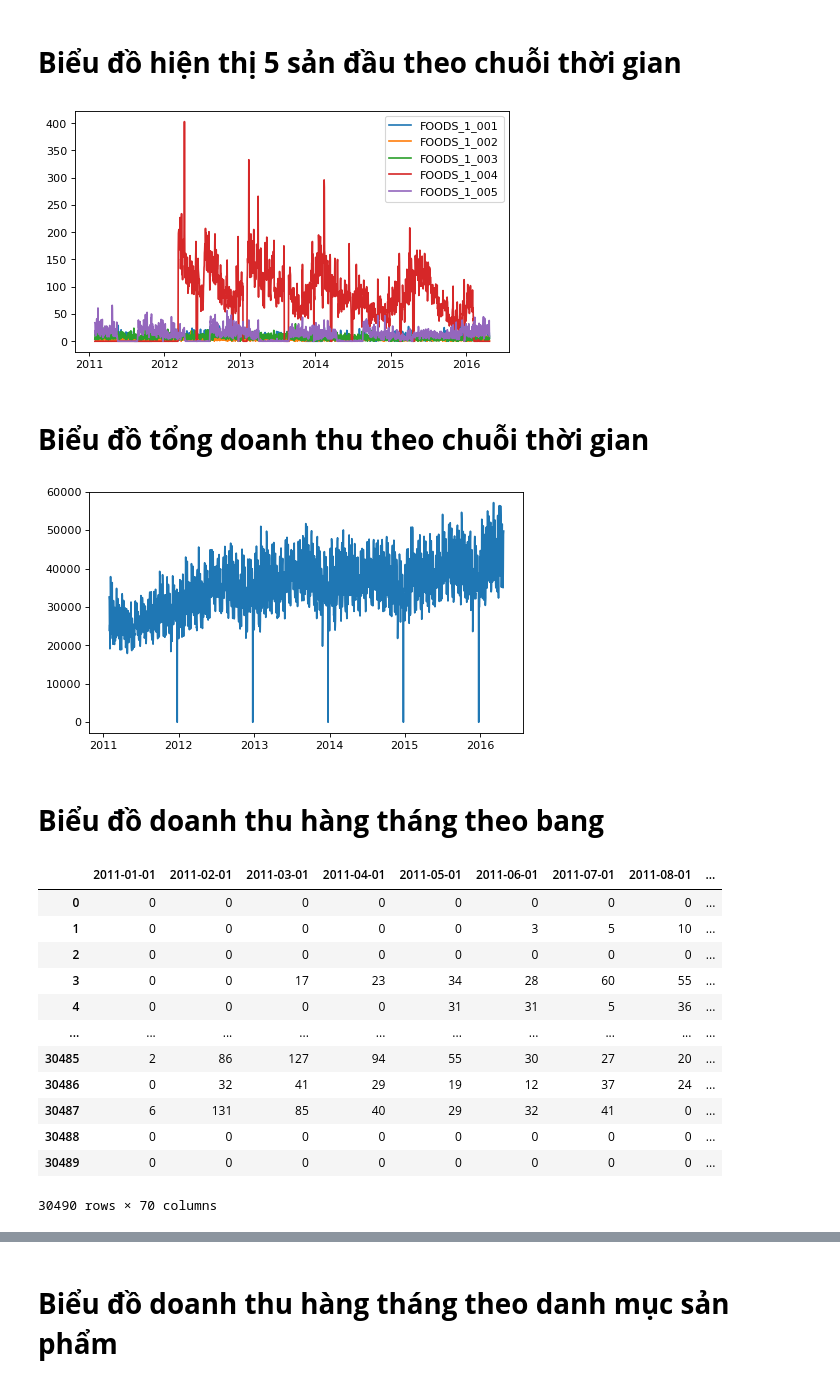
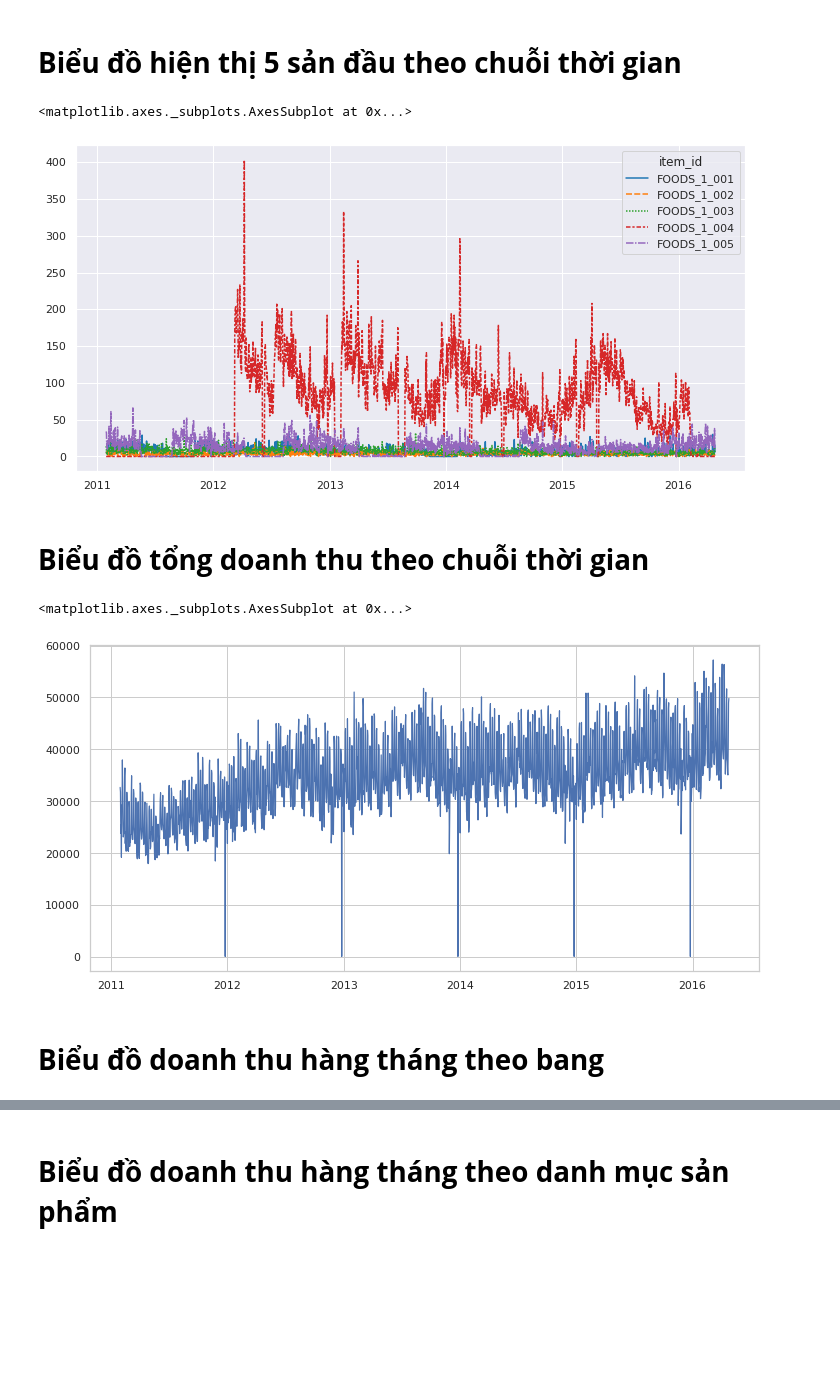
Before and after one commit to khanh22mse23057/python4engineer-assignments, a Jupyter notebook: Assignments2_Overview_M5_EDA.ipynb, the cells around one changed output, grey strips where cells are left out. Drawn from its saved outputs; the diff is of its cells as text; code cells hidden in the pictures; blank space fills up the shorter version.

```diff
--- a/Assignments2_Overview_M5_EDA.ipynb
+++ b/Assignments2_Overview_M5_EDA.ipynb
@@ -67,6 +67,12 @@ Data columns (total 14 columns):
  3   sell_price  float64
 dtypes: float64(1), int64(1), object(2)
 memory usage: 208.8+ MB
+# %%
+import numpy as np
+import seaborn as sns
+
+sns.set_theme(style="whitegrid")
+sns.set(rc={'figure.figsize':(12,6)}) # Đặt kích thước của W x H của biểu đồ
 # %% [markdown]
 # **Sửa đổi tên các cột có tên dạng ngày tháng**
 from d_* to corresponding Dates
@@ -88,23 +94,31 @@ for c in ((sale2.columns)[6:]):
 # %% [markdown]
 # **Biểu đồ hiện thị 5 sản đầu theo chuỗi thời gian**
 # %%
-X = sale2.groupby('item_id')[(sale2.columns)[6:]].sum()
-
-plt.figure(num=None, figsize=(7, 4), dpi=80, facecolor='w', edgecolor='k')
-for i in range(5):
-    plt.plot(X.iloc[i,:],label=X.index[i])
-    plt.legend(loc='best')
-plt.show()
+# X = sale2.groupby('item_id')[(sale2.columns)[6:]].sum()
+# plt.figure(num=None, figsize=(7, 4), dpi=80, facecolor='w', edgecolor='k')
+# for i in range(5):
+#     plt.plot(X.iloc[i,:],label=X.index[i])
+#     plt.legend(loc='best')
+# plt.show()
-# %% [output]
-[figure, removed]
+# %%
+sns.set(rc={'figure.figsize':(12,6)})
+
+X = sale2.groupby('item_id')[(sale2.columns)[6:]].sum()
+sns.lineplot(data=X[:5].T, palette="tab10", linewidth=1.5)
+# %% [output]
+<matplotlib.axes._subplots.AxesSubplot at 0x...>
+[figure, added]
 # %% [markdown]
 # **Biểu đồ tổng doanh thu theo chuỗi thời gian**
 # %%
-plt.figure(num=None, figsize=(7, 4), dpi=80, facecolor='w', edgecolor='k')
-(X.sum()).plot()
-plt.show()
+# plt.figure(num=None, figsize=(7, 4), dpi=80, facecolor='w', edgecolor='k')
+# (X.sum()).plot()
+# plt.show()
-# %% [output]
-[figure, removed]
+# %%
+sns.lineplot(data=X.sum(), palette="tab10", linewidth=1.2)
+# %% [output]
+<matplotlib.axes._subplots.AxesSubplot at 0x...>
+[figure, added]
 # %% [markdown]
 # **Biểu đồ doanh thu hàng tháng theo bang**
 # %%
@@ -114,21 +127,5 @@ X = X.groupby(X.columns.map(lambda x : x if type(x) == str else x.strftime('%Y-%
 for c in ((X.columns)[:-6]):
     x= datetime.datetime.strptime(c, '%Y-%m').date()
     X.rename(columns={c:x},inplace=True)
-# %%
-X
-# %% [output]
-|  | 2011-01-01 | 2011-02-01 | 2011-03-01 | 2011-04-01 | 2011-05-01 | 2011-06-01 | 2011-07-01 | 2011-08-01 | ... |
-| 0 | 0 | 0 | 0 | 0 | 0 | 0 | 0 | 0 | ... |
-| 1 | 0 | 0 | 0 | 0 | 0 | 3 | 5 | 10 | ... |
-| 2 | 0 | 0 | 0 | 0 | 0 | 0 | 0 | 0 | ... |
-| 3 | 0 | 0 | 17 | 23 | 34 | 28 | 60 | 55 | ... |
-| 4 | 0 | 0 | 0 | 0 | 31 | 31 | 5 | 36 | ... |
-| ... | ... | ... | ... | ... | ... | ... | ... | ... | ... |
-| 30485 | 2 | 86 | 127 | 94 | 55 | 30 | 27 | 20 | ... |
-| 30486 | 0 | 32 | 41 | 29 | 19 | 12 | 37 | 24 | ... |
-| 30487 | 6 | 131 | 85 | 40 | 29 | 32 | 41 | 0 | ... |
-| 30488 | 0 | 0 | 0 | 0 | 0 | 0 | 0 | 0 | ... |
-| 30489 | 0 | 0 | 0 | 0 | 0 | 0 | 0 | 0 | ... |
-30490 rows × 70 columns
 # %%
 F = X.groupby(['state_id'])[(X.columns)[:-6]].sum()
```
Also changed, not shown: parts of 7 cells of this notebook.
